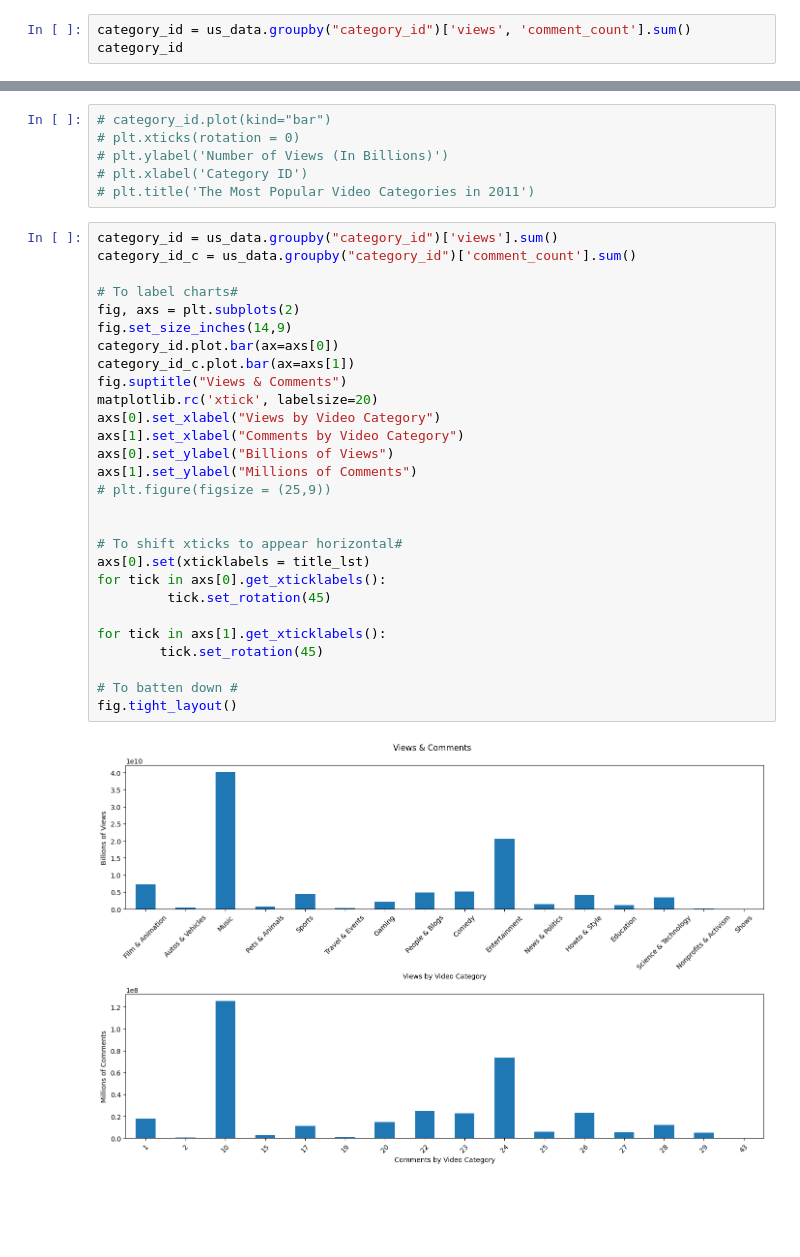
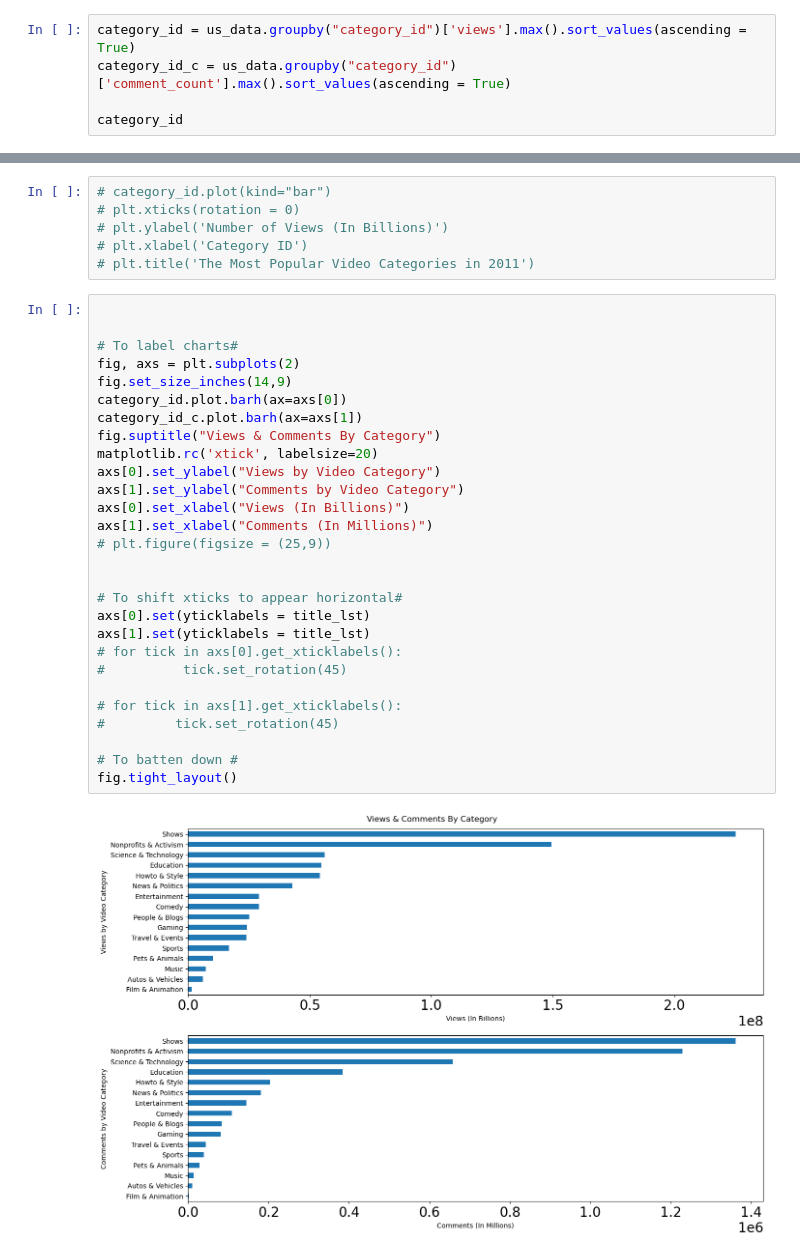
Before and after one commit to tralinde/tralinde_EDA_group_presentation, a Jupyter notebook: notebooks/youtube_EDA.ipynb, the cells around one changed output, grey strips where cells are left out. Cells and saved outputs as stored; diff of their text form; blank space fills up the shorter version.

Commit message:
need to fix the category titles, currently have the list in the wrong order

```diff
--- a/notebooks/youtube_EDA.ipynb
+++ b/notebooks/youtube_EDA.ipynb
@@ -49,4 +61,6 @@ NameError: name 'most_views_pd' is not defined
 # %%
-category_id = us_data.groupby("category_id")['views', 'comment_count'].sum()
+category_id = us_data.groupby("category_id")['views'].max().sort_values(ascending = True)
+category_id_c = us_data.groupby("category_id")['comment_count'].max().sort_values(ascending = True)
+
 category_id
 # %% [output]
@@ -105,32 +119,32 @@ title_lst
 # plt.xlabel('Category ID')
 # plt.title('The Most Popular Video Categories in 2011')
 # %%
-category_id = us_data.groupby("category_id")['views'].sum()
-category_id_c = us_data.groupby("category_id")['comment_count'].sum()
+
 
 # To label charts#
 fig, axs = plt.subplots(2)
 fig.set_size_inches(14,9)
-category_id.plot.bar(ax=axs[0])
-category_id_c.plot.bar(ax=axs[1])
-fig.suptitle("Views & Comments")
+category_id.plot.barh(ax=axs[0])
+category_id_c.plot.barh(ax=axs[1])
+fig.suptitle("Views & Comments By Category")
 matplotlib.rc('xtick', labelsize=20)
-axs[0].set_xlabel("Views by Video Category")
-axs[1].set_xlabel("Comments by Video Category")
-axs[0].set_ylabel("Billions of Views")
-axs[1].set_ylabel("Millions of Comments")
+axs[0].set_ylabel("Views by Video Category")
+axs[1].set_ylabel("Comments by Video Category")
+axs[0].set_xlabel("Views (In Billions)")
+axs[1].set_xlabel("Comments (In Millions)")
 # plt.figure(figsize = (25,9))
 
 
 # To shift xticks to appear horizontal#
-axs[0].set(xticklabels = title_lst)
-for tick in axs[0].get_xticklabels():
-         tick.set_rotation(45)
+axs[0].set(yticklabels = title_lst)
+axs[1].set(yticklabels = title_lst)
+# for tick in axs[0].get_xticklabels():
+#          tick.set_rotation(45)
 
-for tick in axs[1].get_xticklabels():
-        tick.set_rotation(45)
+# for tick in axs[1].get_xticklabels():
+#         tick.set_rotation(45)
 
 # To batten down #
 fig.tight_layout()
 # %% [output]
-[figure, old version]
+[figure, new version]
```
Also changed, not shown: parts of 3 cells of this notebook, 1 other file.
